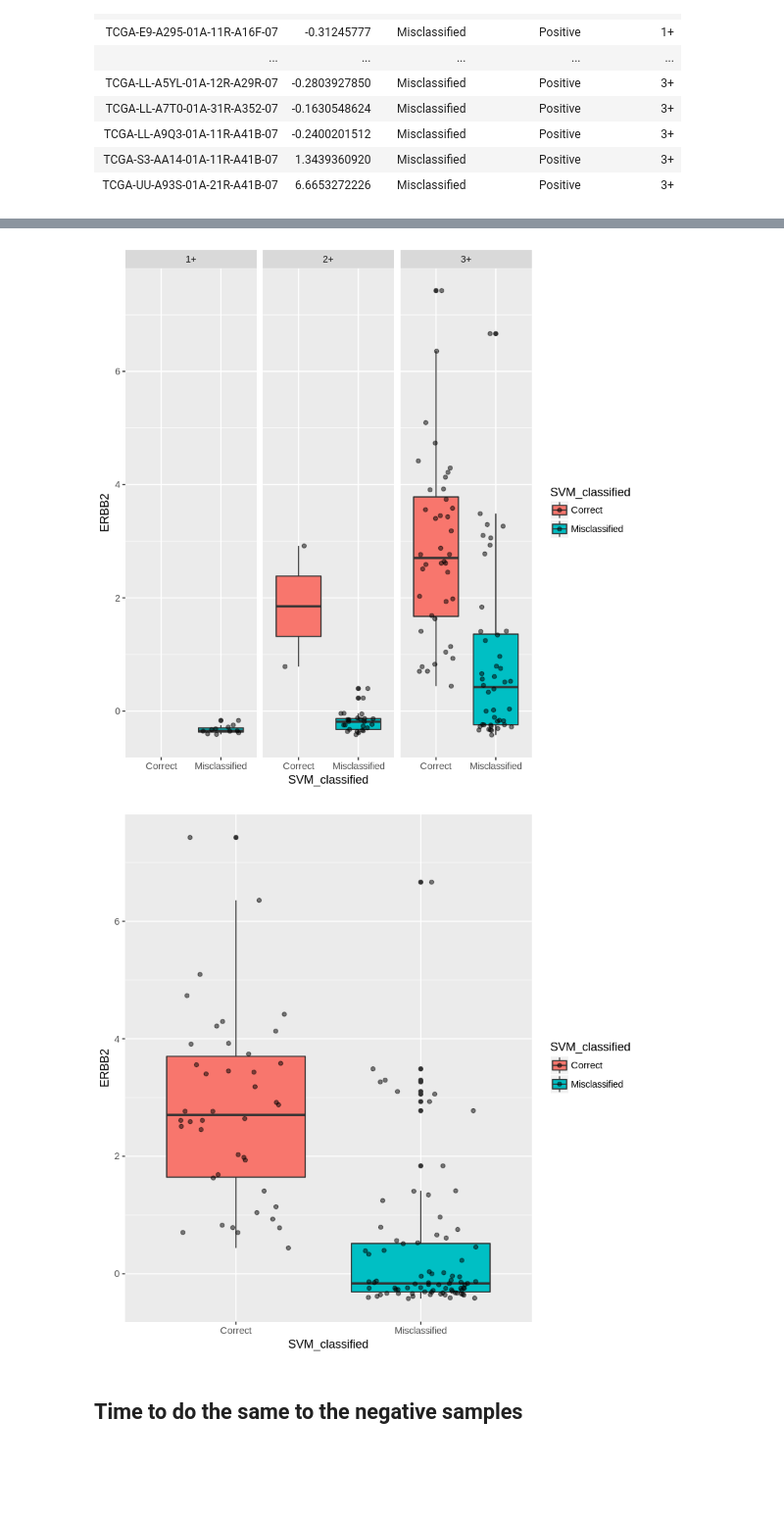
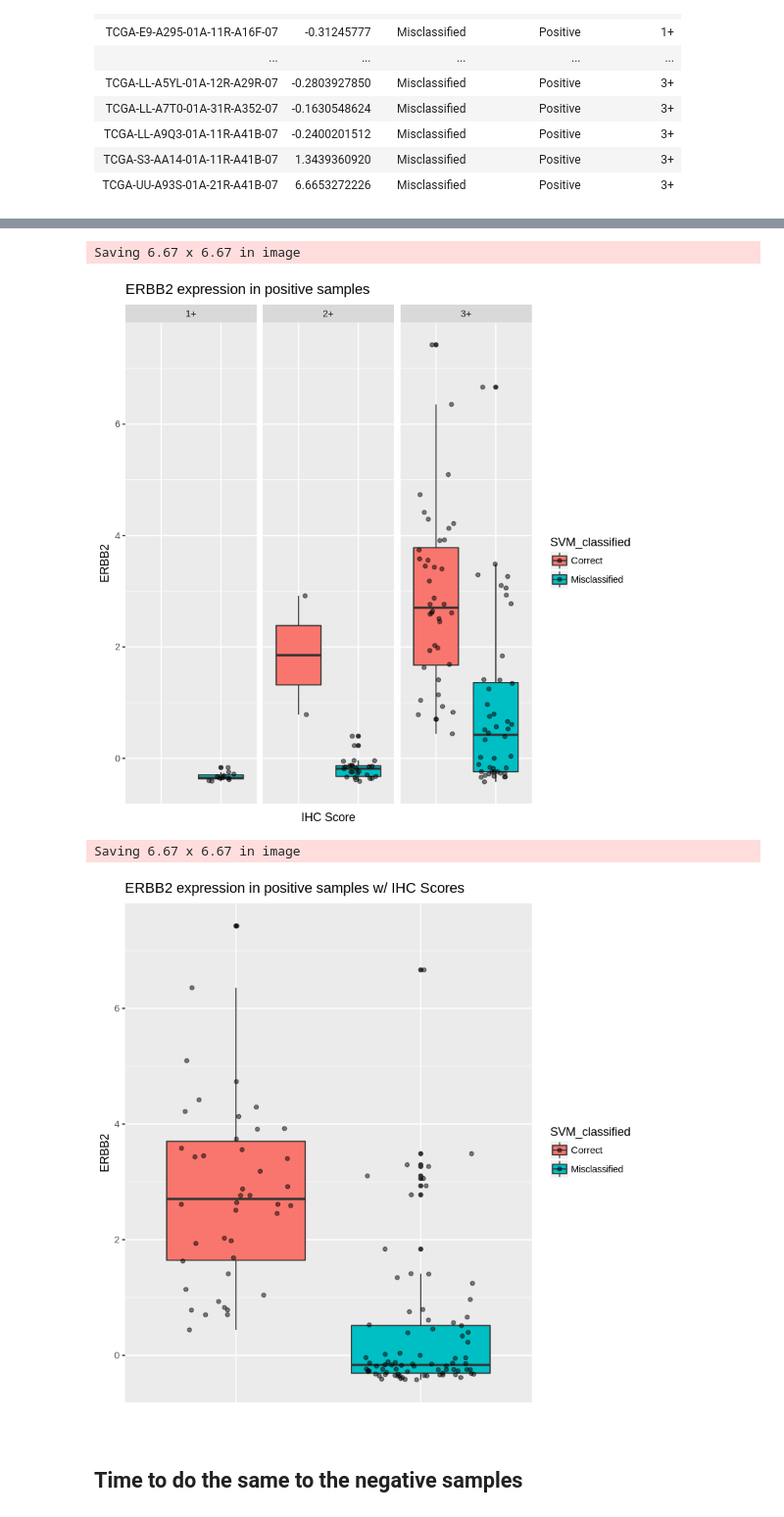
Before and after one commit to zence/SCCR, a Jupyter notebook: rscripts/compare_misclassied.ipynb, the cells around one changed output, grey strips where cells are left out. Shown at 98% size. Saved outputs shown, nothing was run; the diff lists cells and outputs as text; code cells hidden in the pictures; blank space fills up the shorter version.

```diff
--- a/rscripts/compare_misclassied.ipynb
+++ b/rscripts/compare_misclassied.ipynb
@@ -310,20 +370,30 @@ ggbox
 gbox <- ggplot(arrange(merge(positive.scores, svm.misclassied[, c('ERBB2','Sample', 'SVM_classified')], by = 'Sample'), her2_ihc_score, SVM_classified),
                aes(x = SVM_classified, y = ERBB2, fill = SVM_classified))
 
-ggbox <- gbox + geom_boxplot() + facet_grid( ~ her2_ihc_score) + geom_jitter(width = .3, alpha = .5)
+ggbox <- gbox + geom_boxplot() + facet_grid( ~ her2_ihc_score) + geom_jitter(width = .3, alpha = .5) +
+                labs(title = "ERBB2 expression in positive samples", x = "IHC Score") +
+                theme(axis.ticks.x = element_blank(), axis.text.x = element_blank())
+
+ggsave("../graphs/misclassied_analyses/score_pos_SVM_ERBB2.pdf", ggbox, device = "pdf")
 
 ggbox
 # %% [output]
+Saving 6.67 x 6.67 in image
-[figure, old version]
+[figure, new version]
 # %%
 gbox <- ggplot(arrange(merge(positive.scores, svm.misclassied[, c('ERBB2','Sample', 'SVM_classified')], by = 'Sample'), her2_ihc_score, SVM_classified),
                aes(x = SVM_classified, y = ERBB2, fill = SVM_classified))
 
-ggbox <- gbox + geom_boxplot() + geom_jitter(width = .3, alpha = .5)
+ggbox <- gbox + geom_boxplot() + geom_jitter(width = .3, alpha = .5) +
+                labs(title = "ERBB2 expression in positive samples w/ IHC Scores", x = "") +
+                theme(axis.ticks.x = element_blank(), axis.text.x = element_blank())
+
+ggsave("../graphs/misclassied_analyses/score_pos_SVM_all.pdf", ggbox, device = "pdf")
 
 ggbox
 # %% [output]
+Saving 6.67 x 6.67 in image
-[figure, old version]
+[figure, new version]
 # %% [markdown]
 ## Time to do the same to the negative samples
 # %%
```
Also changed, not shown: parts of 24 cells of this notebook, 4 other files.
